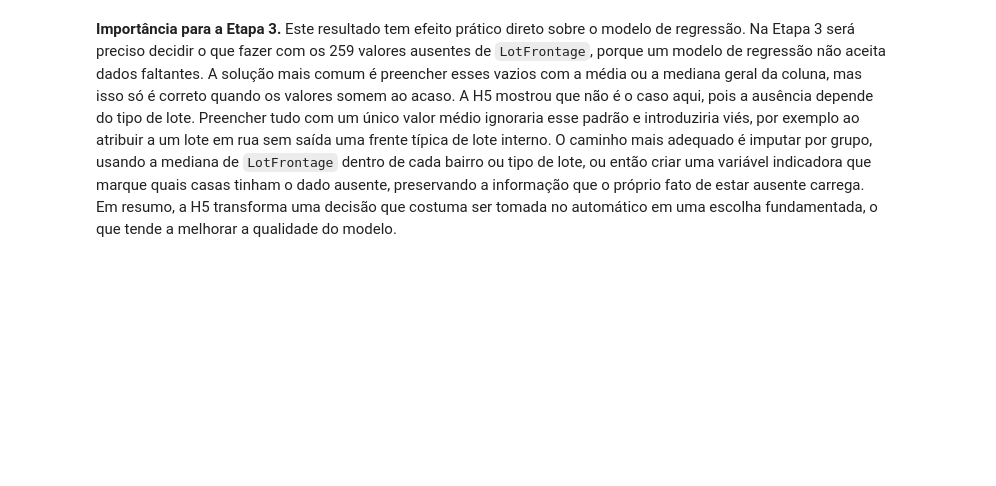
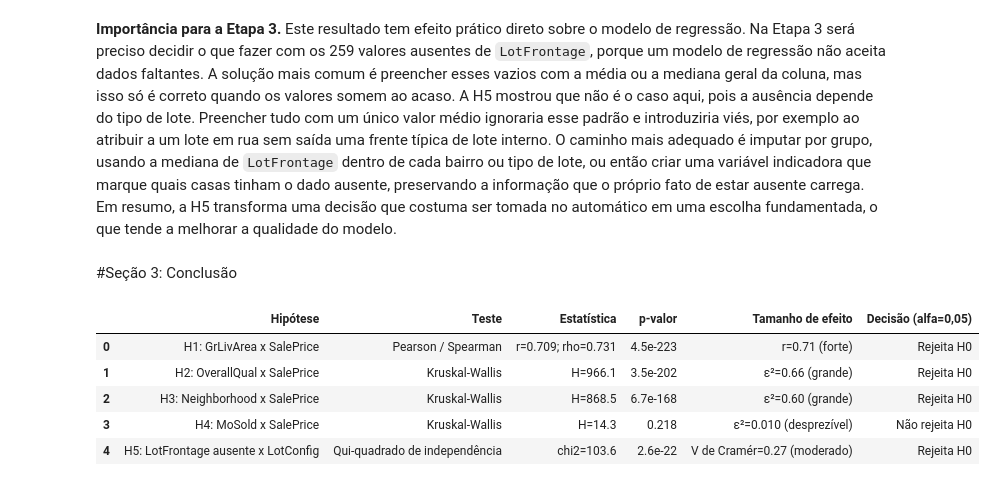
Before and after one commit to mariribeiro257/estat-exame-B, a Jupyter notebook: hypothesis_etapa2_5h (1).ipynb, the cells around one changed output. Cells and saved outputs as stored; diff of their text form; code cells hidden in the pictures; blank space fills up the shorter version.

Commit message:
adicionei a tabela-resumo que foi sendo formada ao longo do código. agr, falta somente o texto da seção 3

```diff
--- a/hypothesis_etapa2_5h (1).ipynb
+++ b/hypothesis_etapa2_5h (1).ipynb
@@ -699,3 +699,15 @@ V de Cramér = 0.266
 **Conclusão.** O p-valor ficou muito abaixo de 0,05, então **rejeitamos H₀**. A ausência de `LotFrontage` não é aleatória, ela depende do tipo de lote. O padrão fica claro no gráfico, pois lotes em rua sem saída (`CulDSac`) têm cerca de 52% de ausência e os de esquina (`Corner`) 24%, contra apenas 13% dos lotes internos (`Inside`). Isso faz sentido na prática, já que lotes irregulares ou de esquina têm uma frente de difícil definição, o que explica o dado faltar mais nesses casos. O V de Cramér de 0,27 indica uma associação de força moderada.
 # %% [markdown]
 **Importância para a Etapa 3.** Este resultado tem efeito prático direto sobre o modelo de regressão. Na Etapa 3 será preciso decidir o que fazer com os 259 valores ausentes de `LotFrontage`, porque um modelo de regressão não aceita dados faltantes. A solução mais comum é preencher esses vazios com a média ou a mediana geral da coluna, mas isso só é correto quando os valores somem ao acaso. A H5 mostrou que não é o caso aqui, pois a ausência depende do tipo de lote. Preencher tudo com um único valor médio ignoraria esse padrão e introduziria viés, por exemplo ao atribuir a um lote em rua sem saída uma frente típica de lote interno. O caminho mais adequado é imputar por grupo, usando a mediana de `LotFrontage` dentro de cada bairro ou tipo de lote, ou então criar uma variável indicadora que marque quais casas tinham o dado ausente, preservando a informação que o próprio fato de estar ausente carrega. Em resumo, a H5 transforma uma decisão que costuma ser tomada no automático em uma escolha fundamentada, o que tende a melhorar a qualidade do modelo.
+# %% [markdown]
+#Seção 3: Conclusão
+# %%
+tabela_resumo = pd.DataFrame(resultados)
+tabela_resumo
+# %% [output]
+|  | Hipótese | Teste | Estatística | p-valor | Tamanho de efeito | Decisão (alfa=0,05) |
+| 0 | H1: GrLivArea x SalePrice | Pearson / Spearman | r=0.709; rho=0.731 | 4.5e-223 | r=0.71 (forte) | Rejeita H0 |
+| 1 | H2: OverallQual x SalePrice | Kruskal-Wallis | H=966.1 | 3.5e-202 | ε²=0.66 (grande) | Rejeita H0 |
+| 2 | H3: Neighborhood x SalePrice | Kruskal-Wallis | H=868.5 | 6.7e-168 | ε²=0.60 (grande) | Rejeita H0 |
+| 3 | H4: MoSold x SalePrice | Kruskal-Wallis | H=14.3 | 0.218 | ε²=0.010 (desprezível) | Não rejeita H0 |
+| 4 | H5: LotFrontage ausente x LotConfig | Qui-quadrado de independência | chi2=103.6 | 2.6e-22 | V de Cramér=0.27 (moderado) | Rejeita H0 |
```
Also changed, not shown: parts of 1 cell of this notebook.
